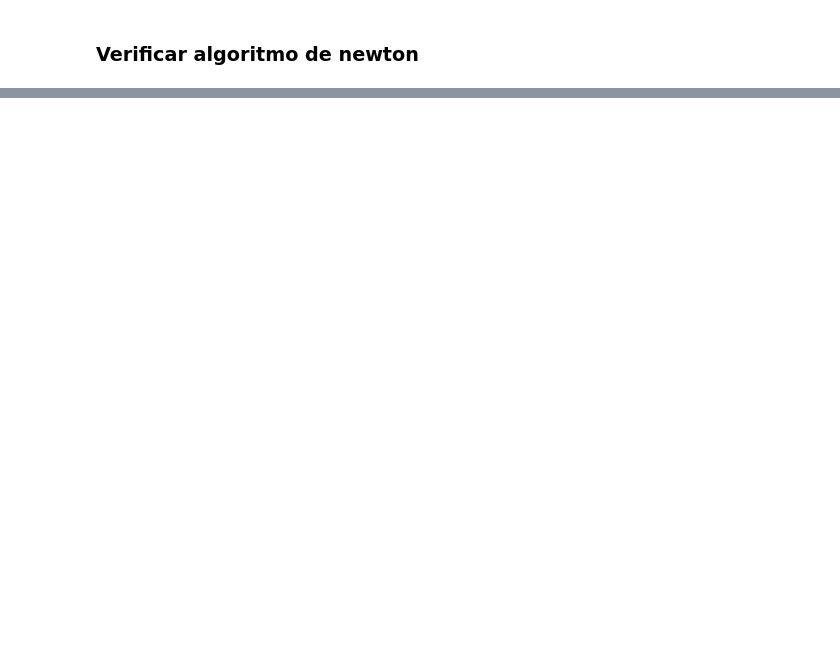
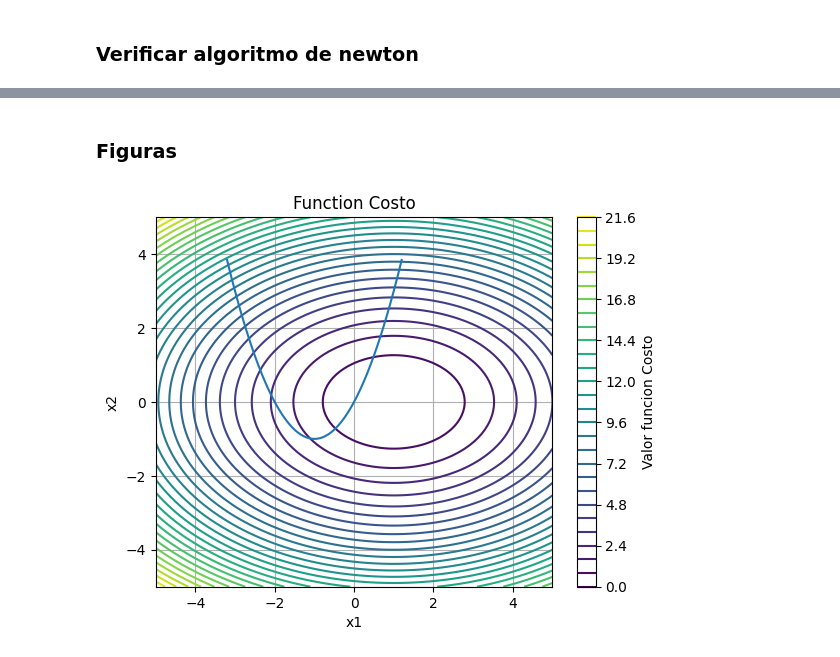
Before and after one commit to lfrecalde1/Optimization_Course, a Jupyter notebook: Optimization/Optimization_2.ipynb, the cells around one changed output, grey strips where cells are left out. Drawn from its saved outputs; the diff is of its cells as text; code cells hidden in the pictures; blank space fills up the shorter version.

Commit message:
Constraint Optimization

```diff
--- a/Optimization/Optimization_2.ipynb
+++ b/Optimization/Optimization_2.ipynb
@@ -312,0 +349,20 @@ plt.show()
+# %%
+# Init Values
+x  = np.array([0.1, 0])
+
+# Generate functions
+f, df_dx, d2f_d2x, c, grad_x_c = f_casadi_res()
+
+# Call functions
+r =  f(x)
+df = df_dx(x)
+H = d2f_d2x(x)
+const = c(x)
+grad_c = grad_x_c(x)
+
+# Print values
+print(r)
+print(df)
+print(H)
+print(const)
+print(grad_c)
@@ -312,0 +377,19 @@ plt.show()
+# %% [markdown]
+### Figuras
+# %%
+xlist = np.linspace(-5.0, 5.0, 100)
+ylist = np.linspace(-5.0, 5.0, 100)
+xlist_rest = np.linspace(-3.2, 1.2, 100)
+X, Y = np.meshgrid(xlist, ylist)
+Z = np.array([[f(np.array([x_val, y_val])) for x_val, y_val in zip(x_row, y_row)] for x_row, y_row in zip(X, Y)])
+Z = Z.reshape((Z.shape[0], Z.shape[1]))
+plt.contour(X, Y, Z, levels=30)
+plt.plot(xlist_rest, xlist_rest**2 + 2.0*xlist_rest, '-')
+plt.xlabel('x1')
+plt.ylabel('x2')
+plt.title('Function Costo')
+plt.colorbar(label='Valor funcion Costo')
+plt.grid(True)
+plt.show()
+# %% [output]
+[figure, added]
```
Also changed, not shown: parts of 8 cells of this notebook.
